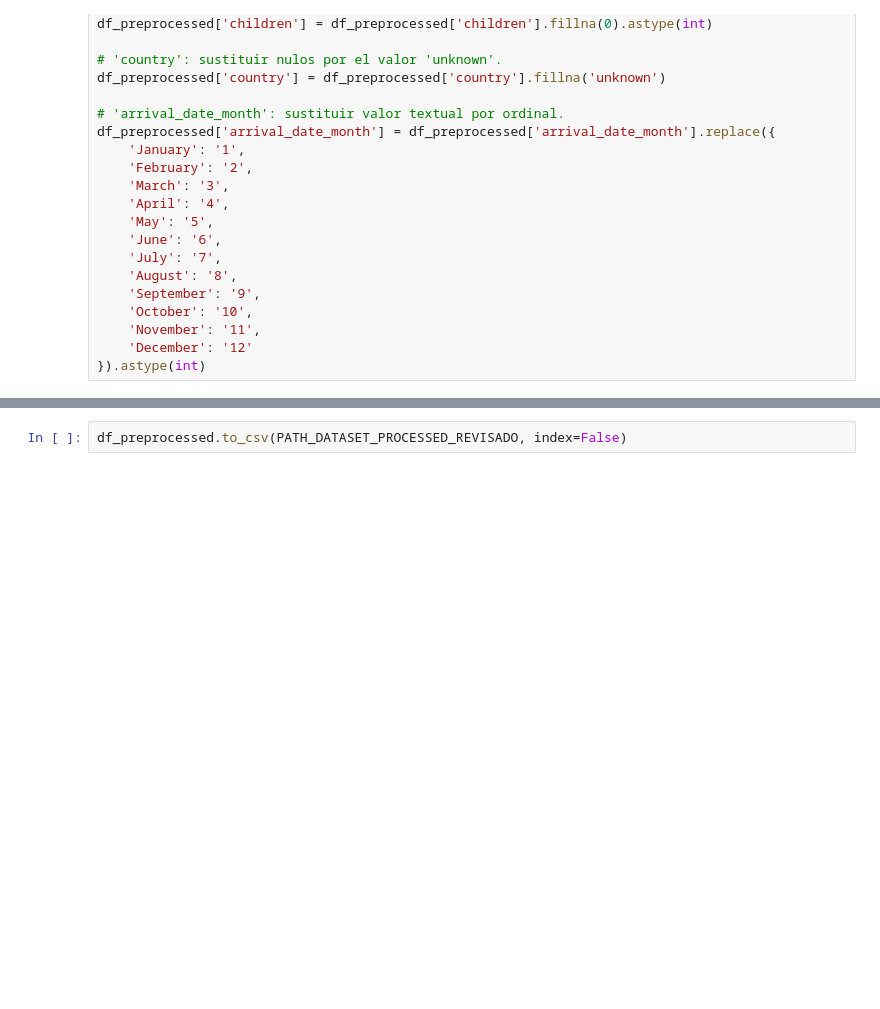
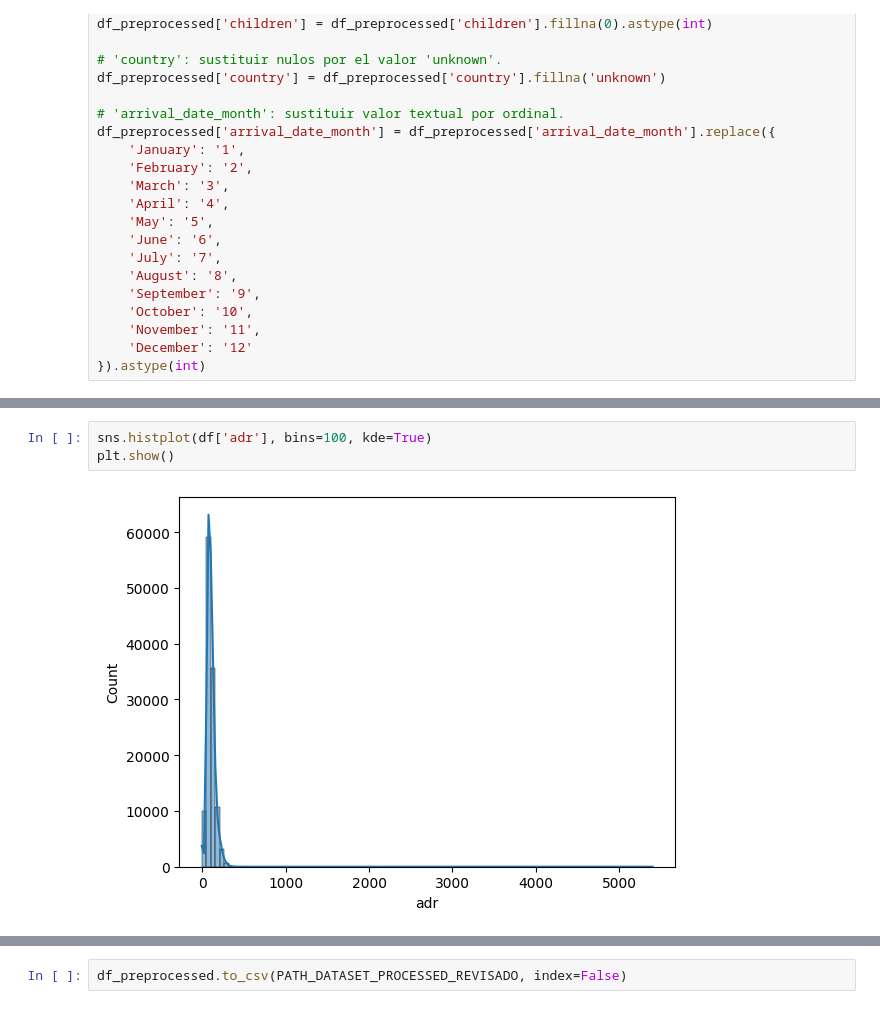
Before and after one commit to jaimeloci/pontia-ml-proyecto-final, a Jupyter notebook: notebooks/exploracion/eda_inicial_jaime.ipynb, the cells around one changed output, grey strips where cells are left out. Drawn from its saved outputs; the diff is of its cells as text; blank space fills up the shorter version.

```diff
--- a/notebooks/exploracion/eda_inicial_jaime.ipynb
+++ b/notebooks/exploracion/eda_inicial_jaime.ipynb
@@ -175,0 +307,5 @@ sns.pairplot(df_preprocessed[pairplot_column_list].sample(n=1000, random_state=4
+# %%
+sns.histplot(df['adr'], bins=100, kde=True)
+plt.show()
+# %% [output]
+[figure, added]
```
Also changed, not shown: parts of 19 cells of this notebook, 2 other files.
